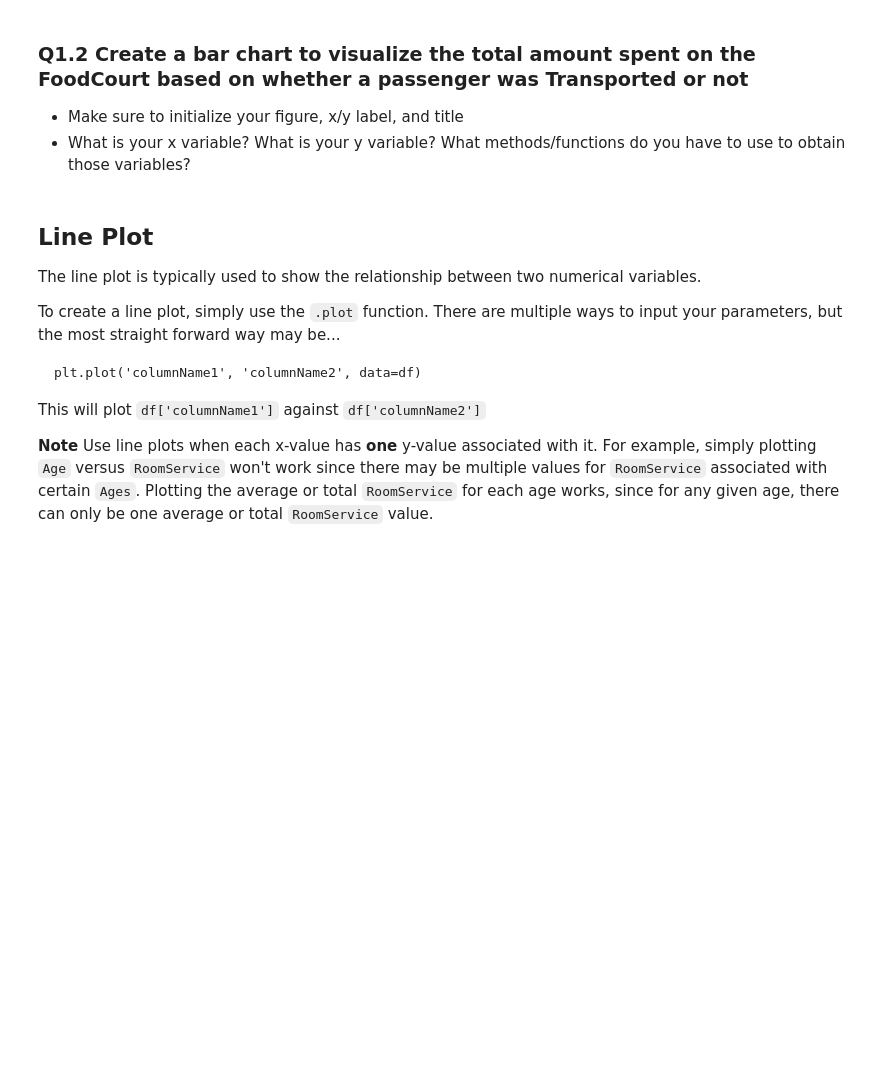
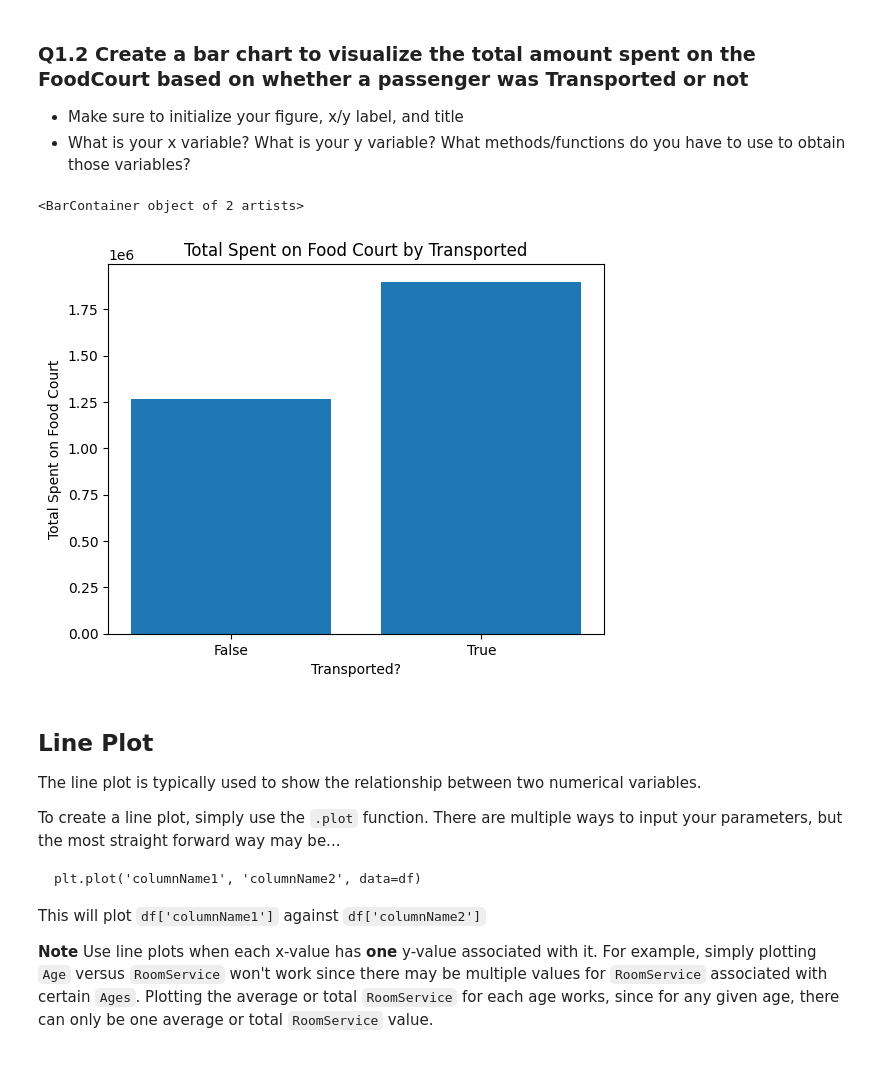
Before and after one commit to Daphne-Qin/deep-2023, a Jupyter notebook: workshop/wksp3/DEEP #3 Workshop Notebook.ipynb, the cells around one changed output. Drawn from its saved outputs; the diff is of its cells as text; code cells hidden in the pictures; blank space fills up the shorter version.

```diff
--- a/workshop/wksp3/DEEP #3 Workshop Notebook.ipynb
+++ b/workshop/wksp3/DEEP #3 Workshop Notebook.ipynb
@@ -104,3 +119,17 @@ plt.bar(x=df["categoricalVariable"], height=numericalVariable, color='red', widt
+# %%
+df_foodcourt_spending = df[ ["Transported","FoodCourt"] ].groupby("Transported").sum().reset_index()
+
+x_values = ["False","True"]
+y_values = df_foodcourt_spending["FoodCourt"]
+
+plt.xlabel("Transported?")
+plt.ylabel("Total Spent on Food Court")
+plt.title("Total Spent on Food Court by Transported")
+
+plt.bar(x_values, y_values)
+# %% [output]
+<BarContainer object of 2 artists>
+[figure, added]
 # %% [markdown]
 ## Line Plot
 
```
Also changed, not shown: parts of 12 cells of this notebook.
